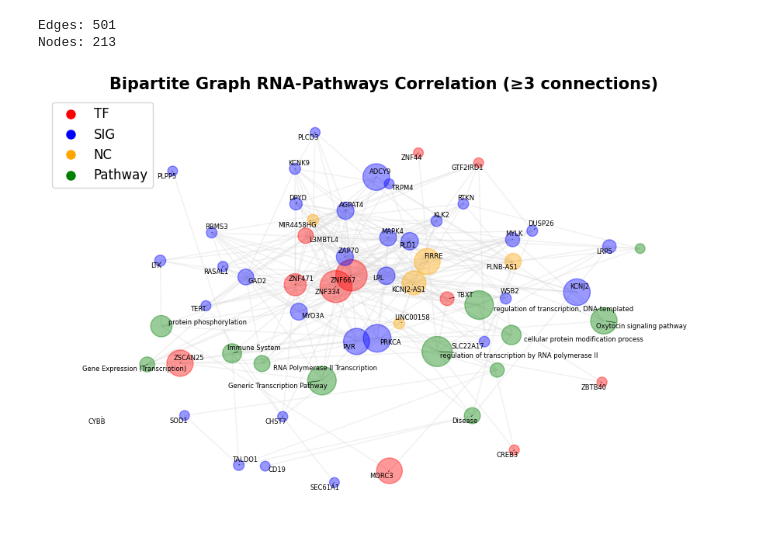
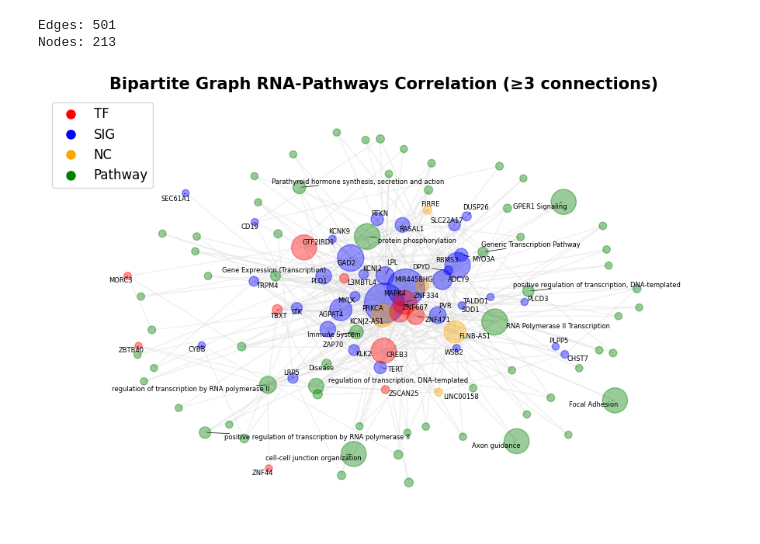
Before and after one commit to BiodataAnalysisGroup/lncAPNet, a Jupyter notebook: Pilot_1_CLL/notebooks/Post-hoc_Analysis/Networks_sc1.ipynb, the cells around one changed output. Cells and saved outputs as stored; diff of their text form; code cells hidden in the pictures.

```diff
--- a/Pilot_1_CLL/notebooks/Post-hoc_Analysis/Networks_sc1.ipynb
+++ b/Pilot_1_CLL/notebooks/Post-hoc_Analysis/Networks_sc1.ipynb
@@ -624,0 +598,33 @@ len(node_combined)
+# %%
+# Step 1: Read the DataFrame with the edge connections
+df_edges = df_rest
+
+# Step 2: Read the DataFrame with node attributes
+df_node_attributes = node_combined_rest
+
+#df_edges = df_edges[df_edges['source'].isin(df_node_attributes['ID']) | df_edges['target'].isin(df_node_attributes['ID'])]
+df_edges = df_edges[df_edges['source'].isin(df_node_attributes['ID']) & df_edges['target'].isin(df_node_attributes['ID'])]
+
+# Step 3: Create a undirected graph
+G = nx.Graph()
+
+# Step 4: Add edges to the graph
+for index, row in df_edges.iterrows():
+    source = row['source']
+    target = row['target']
+    attributes = row.drop(['source', 'target'])  # Extract edge attributes
+    G.add_edge(source, target, **attributes)  # Add edge with attributes
+
+# Step 5: Transfer node attributes
+for index, row in df_node_attributes.iterrows():
+    node_name = row['ID']
+    if node_name in G.nodes:
+        attributes = row.drop('ID')  # Remove the node name to keep only the attributes
+        G.nodes[node_name].update(attributes)
+
+# Add a new attribute 'label' with node names
+for node in G.nodes:
+    G.nodes[node]['label'] = str(node)  # Set 'label' attribute to node name (convert to string if needed)
+
+print(f"Edges: {len(G.edges)}")
+print(f"Nodes: {len(G.nodes)}")
@@ -664,10 +754,12 @@ import matplotlib.pyplot as plt
 import re
 from adjustText import adjust_text
 
+F = G
+
 # Parameters
 label_types = {'NC', 'TF', 'SIG'}
-top_n_pathways = 10   # number of top pathways to label
-min_degree_pathway = 3  # keep only pathways with >= 3 connections
+top_n_pathways = 15   # number of top pathways to label
+min_degree_pathway = 2  # keep only pathways with >= 3 connections
 
 # Clean labels function
 def clean_label(label):
@@ -705,37 +797,37 @@ for node in F_filtered.nodes():
         cleaned_labels[node] = clean_label(node)
 
 # Compute positions, colors, and node sizes
-pos = nx.spring_layout(F_filtered, k=1, seed=1400)
+pos = nx.spring_layout(F_filtered, k=0.8, seed=1400)
 type_color_map = {'TF': 'red', 'SIG': 'blue', 'NC': 'orange', 'Pathway': 'green'}
 node_color = [type_color_map.get(F_filtered.nodes[node]['Type'], 'grey') for node in F_filtered.nodes()]
 node_size = [centrality[v] * 5000 for v in F_filtered.nodes()]
 
 # Plot graph
 fig, ax = plt.subplots(figsize=(9, 6))
 
 nx.draw_networkx_nodes(F_filtered, pos=pos, node_color=node_color, node_size=node_size, alpha=0.4)
 nx.draw_networkx_edges(F_filtered, pos=pos, edge_color="gainsboro", alpha=0.4)
 
 # Add labels
 texts = []
 for node, label in cleaned_labels.items():
     x, y = pos[node]
     text = ax.text(x, y, label, fontsize=6, ha='center', va='center')
     texts.append(text)
 
 adjust_text(texts, arrowprops=dict(arrowstyle='-', color='black', lw=0.5))
 
 # Legend
 handles = [plt.Line2D([0], [0], marker='o', color='w', markerfacecolor=color, markersize=10)
            for color in type_color_map.values()]
 labels = list(type_color_map.keys())
 ax.legend(handles=handles, labels=labels, loc='upper left', fontsize=12)
 
 plt.title("Bipartite Graph RNA-Pathways Correlation (≥3 connections)", fontsize=15, fontweight='bold')
 ax.margins(0.1, 0.05)
 fig.tight_layout()
 plt.axis("off")
 plt.savefig("../../figures/Bipartite_graph_CLL_filtered.png", dpi=300, bbox_inches='tight')
 plt.show()
 # %% [output]
-[figure, old version]
+[figure, new version]
```
Also changed, not shown: parts of 15 cells of this notebook, 31 other files.
